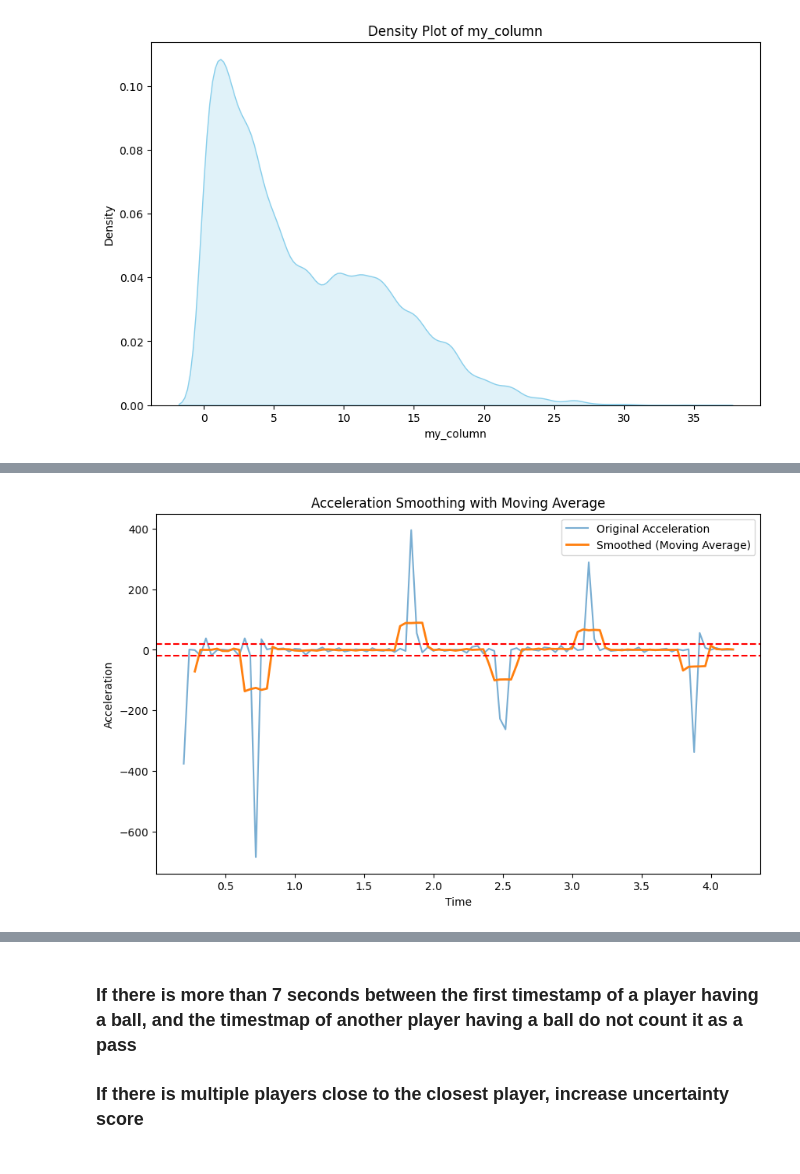
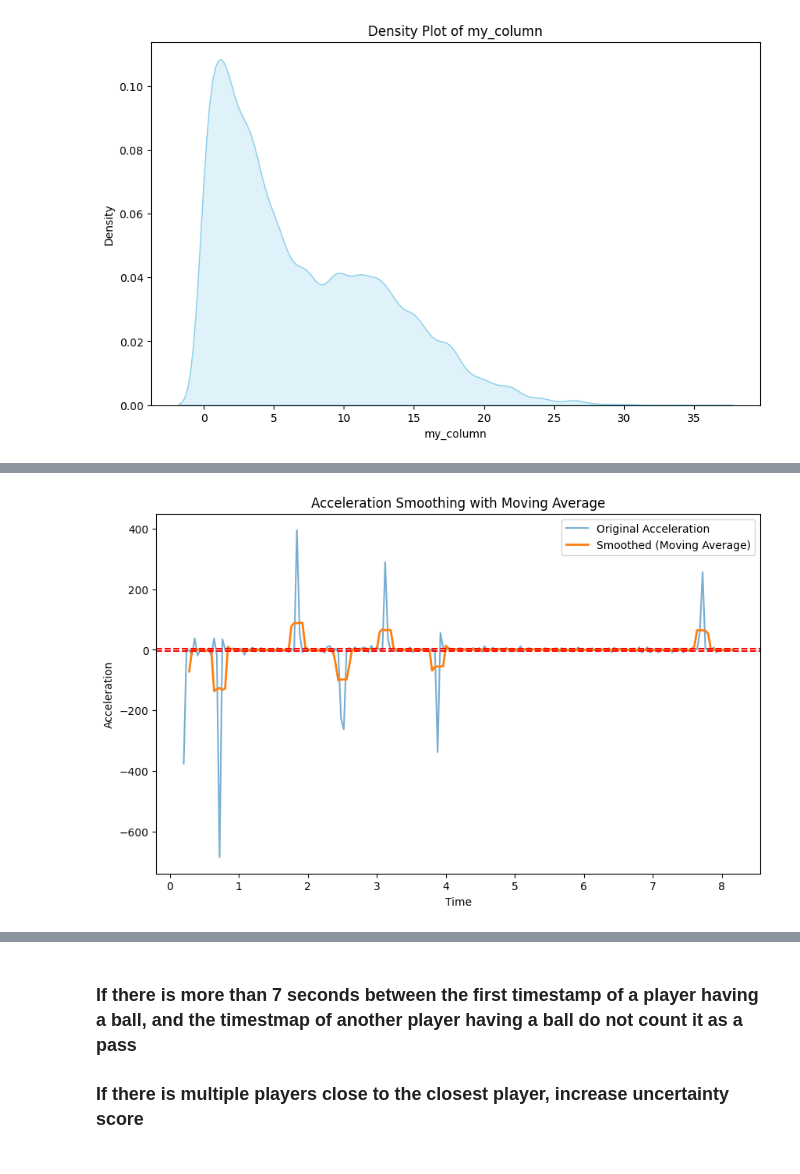
Before and after one commit to Anna280/VFF, a Jupyter notebook: explore/21-02-acceleration_explore.ipynb, the cells around one changed output, grey strips where cells are left out. Cells and saved outputs as stored; diff of their text form; code cells hidden in the pictures.

```diff
--- a/explore/21-02-acceleration_explore.ipynb
+++ b/explore/21-02-acceleration_explore.ipynb
@@ -3,4 +4,4 @@ import pandas as pd
 # %%
-ball = pd.read_csv("/Users/annadaugaard/Desktop/VFF/explore/data/labelled_match_ball.csv", index_col=0)
+ball = pd.read_csv("/Users/annadaugaard/Desktop/VFF/explore/labelled_match_ball_match.csv", index_col=0)
 event_data = pd.read_csv("/Users/annadaugaard/Desktop/VFF/raw_data/sample_match_1/Sample_Game_1_RawEventsData.csv")
 event_data_passes = event_data[event_data["Type"] == "PASS"]
@@ -200,19 +308,19 @@ plt.show()
 # %%
 window_size = 5
 
 # Create a new column for the moving average smoothed acceleration
 ball['smoothed_acceleration'] = ball['acceleration'].rolling(window=window_size, center=True).mean()
 
 # Plot for comparison
 plt.figure(figsize=(10,6))
-plt.plot(ball['time'][0:100], ball['acceleration'][0:100], label='Original Acceleration', alpha=0.6)
-plt.plot(ball['time'][0:100], ball['smoothed_acceleration'][0:100], label='Smoothed (Moving Average)', linewidth=2)
-plt.axhline(y=20, color='red', linestyle='--', linewidth=1.5)
-plt.axhline(y=-20, color='red', linestyle='--', linewidth=1.5)
+plt.plot(ball['time'][0:200], ball['acceleration'][0:200], label='Original Acceleration', alpha=0.6)
+plt.plot(ball['time'][0:200], ball['smoothed_acceleration'][0:200], label='Smoothed (Moving Average)', linewidth=2)
+plt.axhline(y=5, color='red', linestyle='--', linewidth=1.5)
+plt.axhline(y=-5, color='red', linestyle='--', linewidth=1.5)
 plt.xlabel("Time")
 plt.ylabel("Acceleration")
 plt.legend()
 plt.title("Acceleration Smoothing with Moving Average")
 plt.show()
 # %% [output]
-[figure, old version]
+[figure, new version]
```
Also changed, not shown: parts of 25 cells of this notebook, 2 other files.
